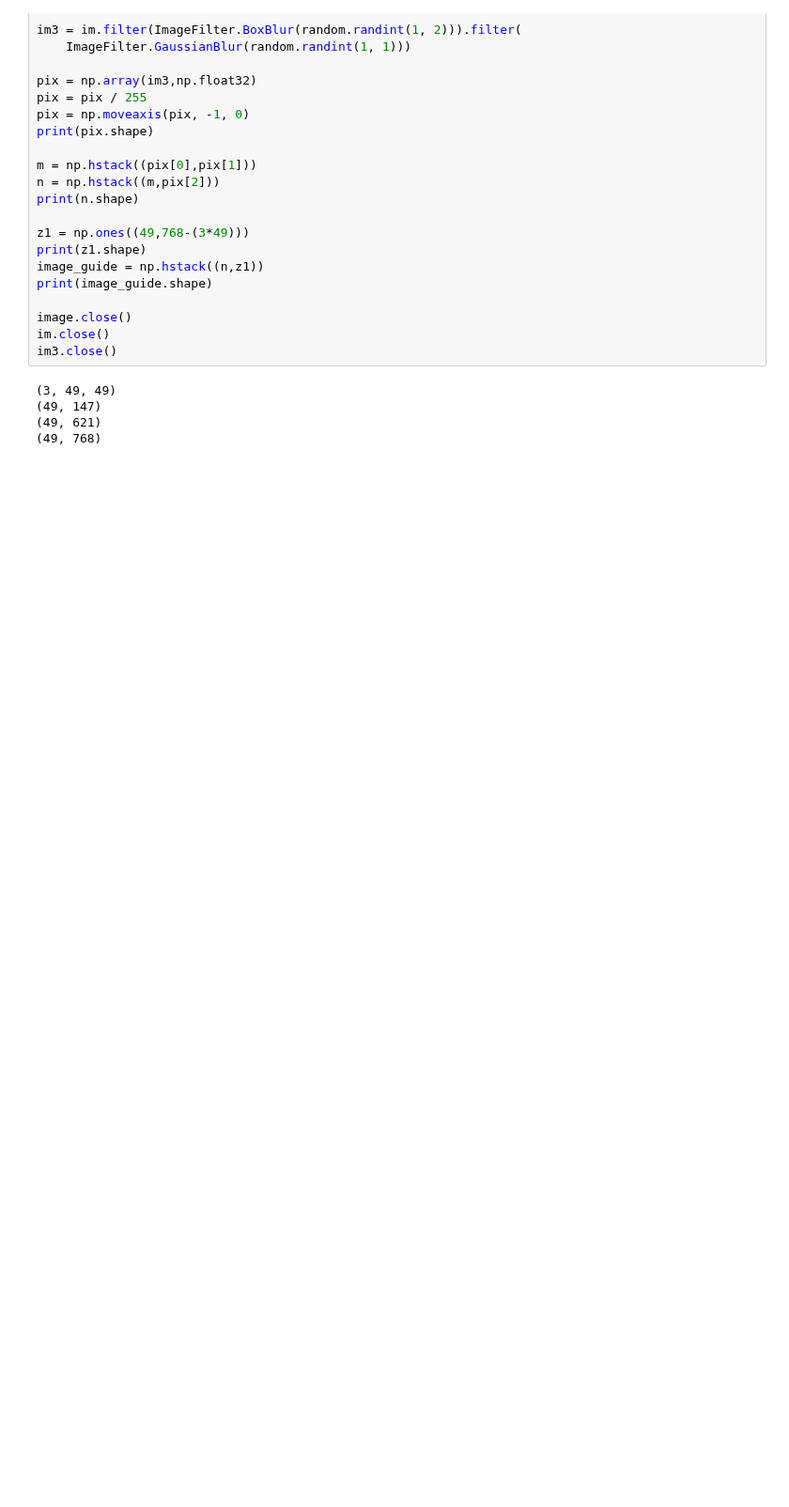
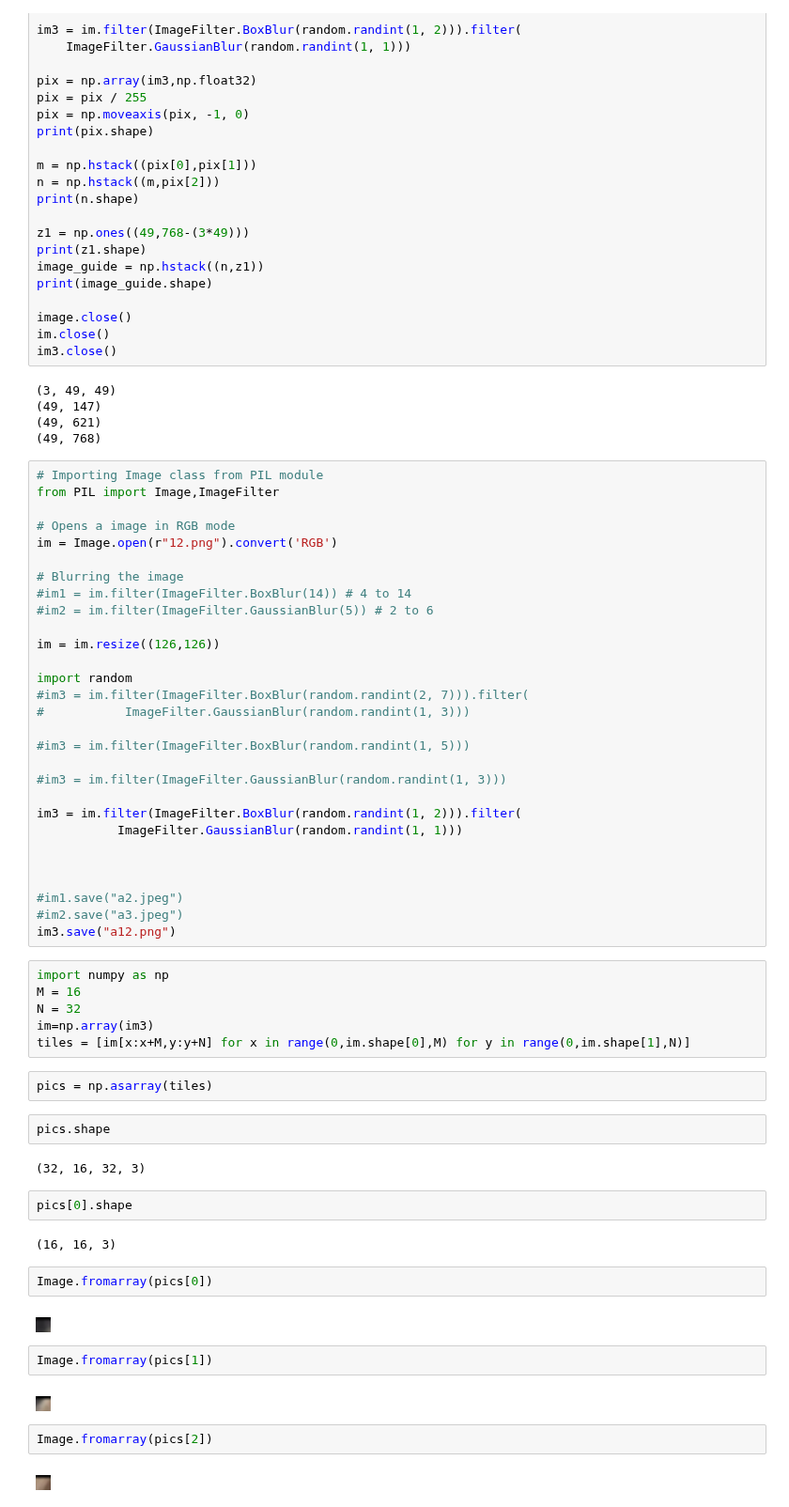
Before and after one commit to AhmedGamal411/DiffusionSpeech2Face, a Jupyter notebook: blurranimage.ipynb, the cells around one changed output. Shown at 94% size. Saved outputs shown, nothing was run; the diff lists cells and outputs as text; blank space fills up the shorter version.

```diff
--- a/blurranimage.ipynb
+++ b/blurranimage.ipynb
@@ -190,3 +190,60 @@ im3.close()
 (49, 147)
 (49, 621)
 (49, 768)
+# %%
+# Importing Image class from PIL module
+from PIL import Image,ImageFilter
+
+# Opens a image in RGB mode
+im = Image.open(r"12.png").convert('RGB')
+
+# Blurring the image
+#im1 = im.filter(ImageFilter.BoxBlur(14)) # 4 to 14
+#im2 = im.filter(ImageFilter.GaussianBlur(5)) # 2 to 6
+
+im = im.resize((126,126))
+
+import random
+#im3 = im.filter(ImageFilter.BoxBlur(random.randint(2, 7))).filter(
+#           ImageFilter.GaussianBlur(random.randint(1, 3)))
+
+#im3 = im.filter(ImageFilter.BoxBlur(random.randint(1, 5)))
+
+#im3 = im.filter(ImageFilter.GaussianBlur(random.randint(1, 3)))
+
+im3 = im.filter(ImageFilter.BoxBlur(random.randint(1, 2))).filter(
+           ImageFilter.GaussianBlur(random.randint(1, 1)))
+
+
+
+#im1.save("a2.jpeg")
+#im2.save("a3.jpeg")
+im3.save("a12.png")
+# %%
+import numpy as np
+M = 16
+N = 32
+im=np.array(im3)
+tiles = [im[x:x+M,y:y+N] for x in range(0,im.shape[0],M) for y in range(0,im.shape[1],N)]
+# %%
+pics = np.asarray(tiles)
+# %%
+pics.shape
+# %% [output]
+(32, 16, 32, 3)
+# %%
+pics[0].shape
+# %% [output]
+(16, 16, 3)
+# %%
+Image.fromarray(pics[0])
+# %% [output]
+[figure, added]
+# %%
+Image.fromarray(pics[1])
+# %% [output]
+[figure, added]
+# %%
+Image.fromarray(pics[2])
+# %% [output]
+[figure, added]
```
Also changed, not shown: parts of 9 cells of this notebook, 7 other files.
